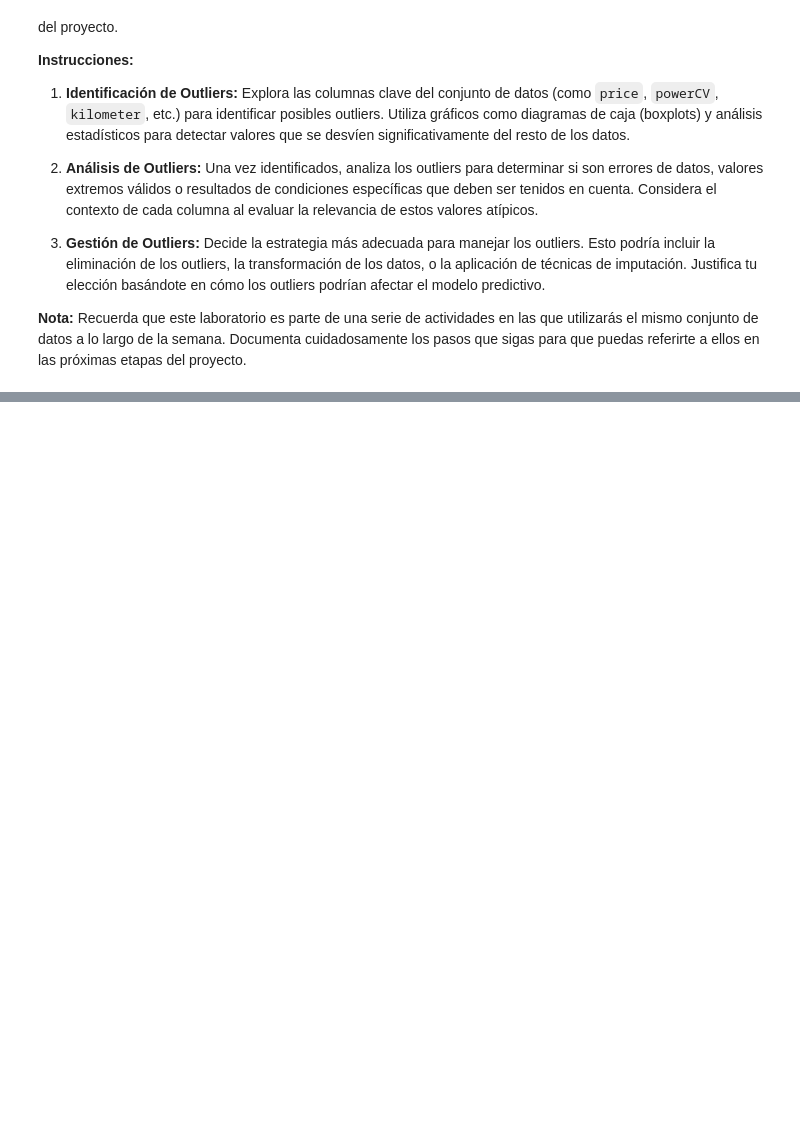
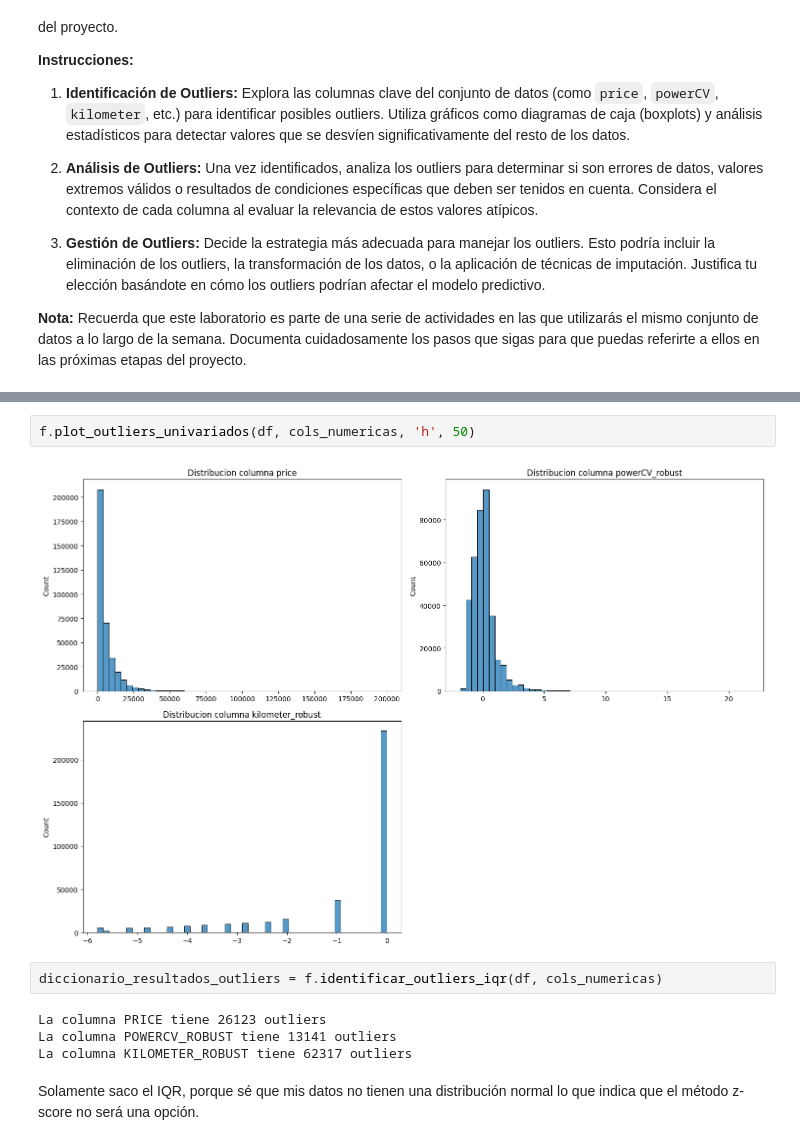
Before and after one commit to ngcarvajall/Lab_EDA_Gestion_Nulos, a Jupyter notebook: laboratorio-modulo7-leccion03-gestion-outiers.ipynb, the cells around one changed output, grey strips where cells are left out. Drawn from its saved outputs; the diff is of its cells as text; blank space fills up the shorter version.

```diff
--- a/laboratorio-modulo7-leccion03-gestion-outiers.ipynb
+++ b/laboratorio-modulo7-leccion03-gestion-outiers.ipynb
@@ -84,0 +135,12 @@ AttributeError: module 'src.funciones' has no attribute 'plot_outliers_univariad
+# %%
+f.plot_outliers_univariados(df, cols_numericas, 'h', 50)
+# %% [output]
+[figure, added]
+# %%
+diccionario_resultados_outliers = f.identificar_outliers_iqr(df, cols_numericas)
+# %% [output]
+La columna PRICE tiene 26123 outliers
+La columna POWERCV_ROBUST tiene 13141 outliers
+La columna KILOMETER_ROBUST tiene 62317 outliers
+# %% [markdown]
+Solamente saco el IQR, porque sé que mis datos no tienen una distribución normal lo que indica que el método z-score no será una opción.
```
Also changed, not shown: parts of 46 cells of this notebook, 1 other file.
